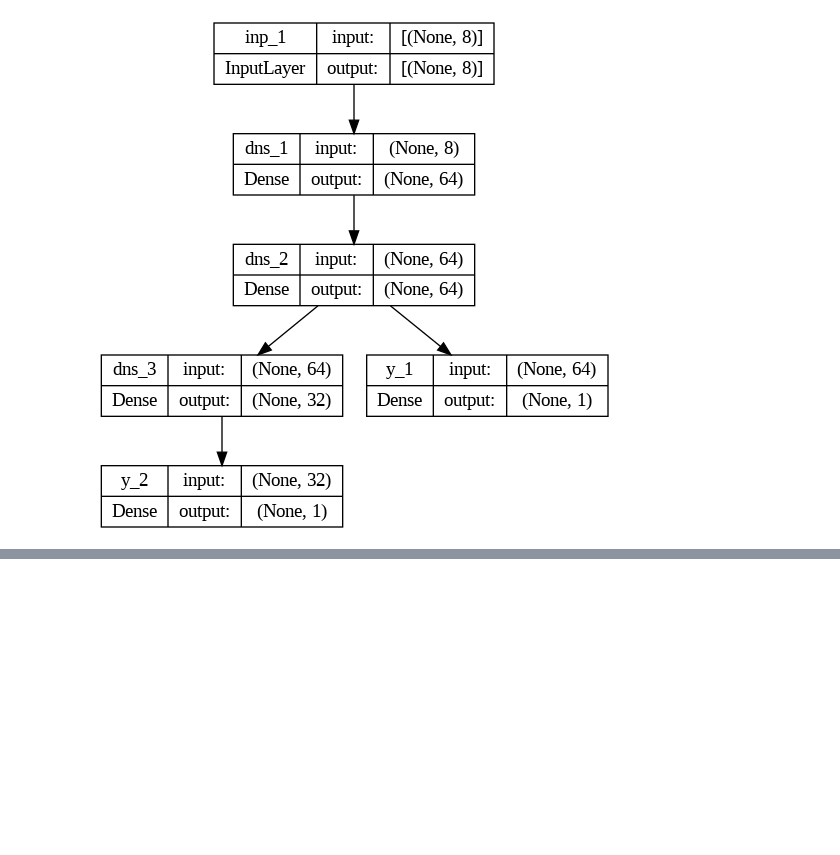
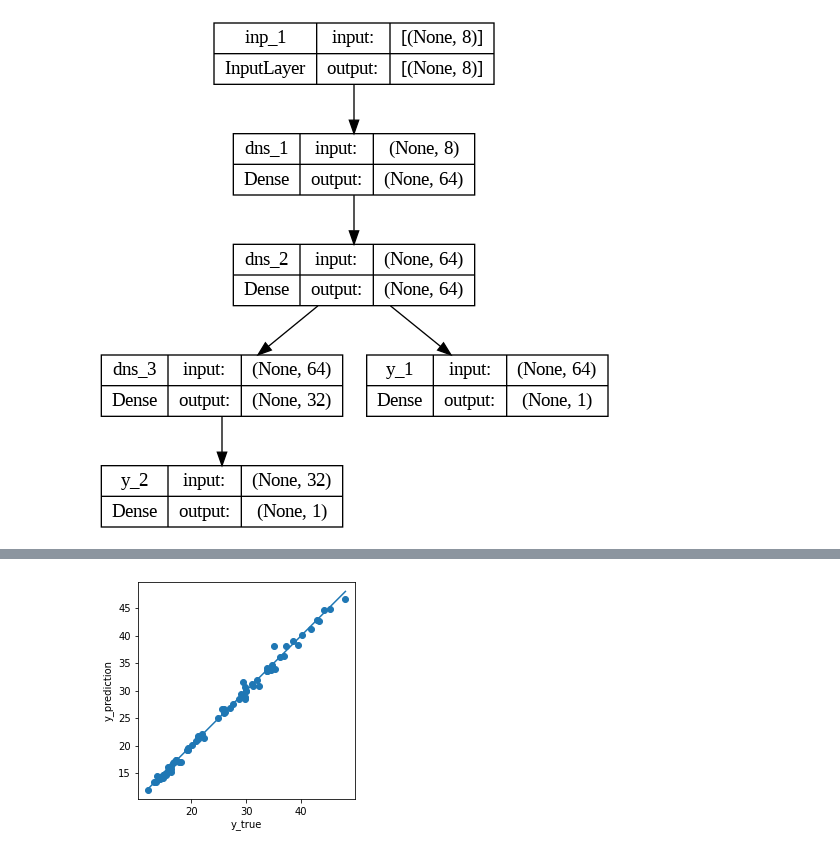
Before and after one commit to Mahdi-Golizadeh/my_tf_xp, a Jupyter notebook: tf_multi_output_net.ipynb, the cells around one changed output, grey strips where cells are left out. Saved outputs shown, nothing was run; the diff lists cells and outputs as text; code cells hidden in the pictures; blank space fills up the shorter version.

```diff
--- a/tf_multi_output_net.ipynb
+++ b/tf_multi_output_net.ipynb
@@ -124,0 +183,10 @@ tf.keras.utils.plot_model(
+# %%
+plt.scatter(test_y_2, y_predict[1])
+plt.xlabel("y_true")
+plt.ylabel("y_prediction")
+plt.axis("equal")
+plt.axis("square")
+plt.plot([min(test_y_2), max(test_y_2)], [min(test_y_2), max(test_y_2)])
+plt.show()
+# %% [output]
+[figure, added]
```
Also changed, not shown: parts of 9 cells of this notebook.
